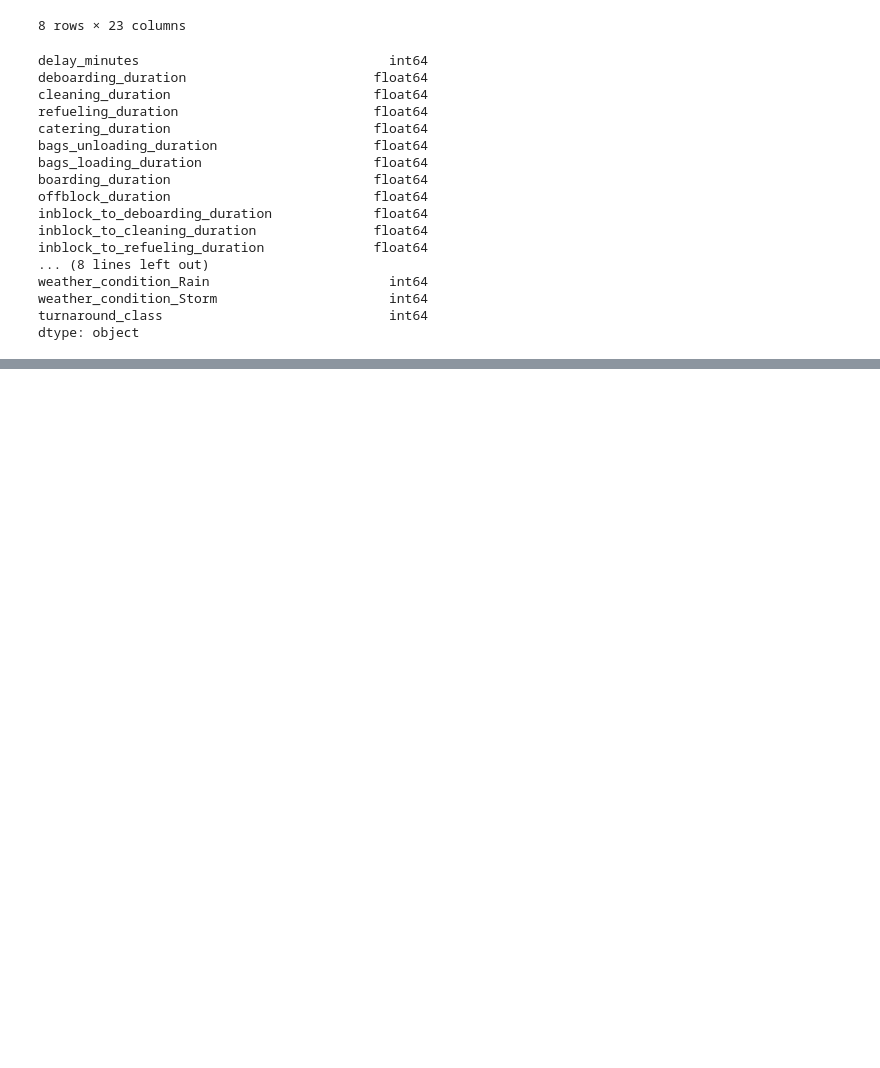
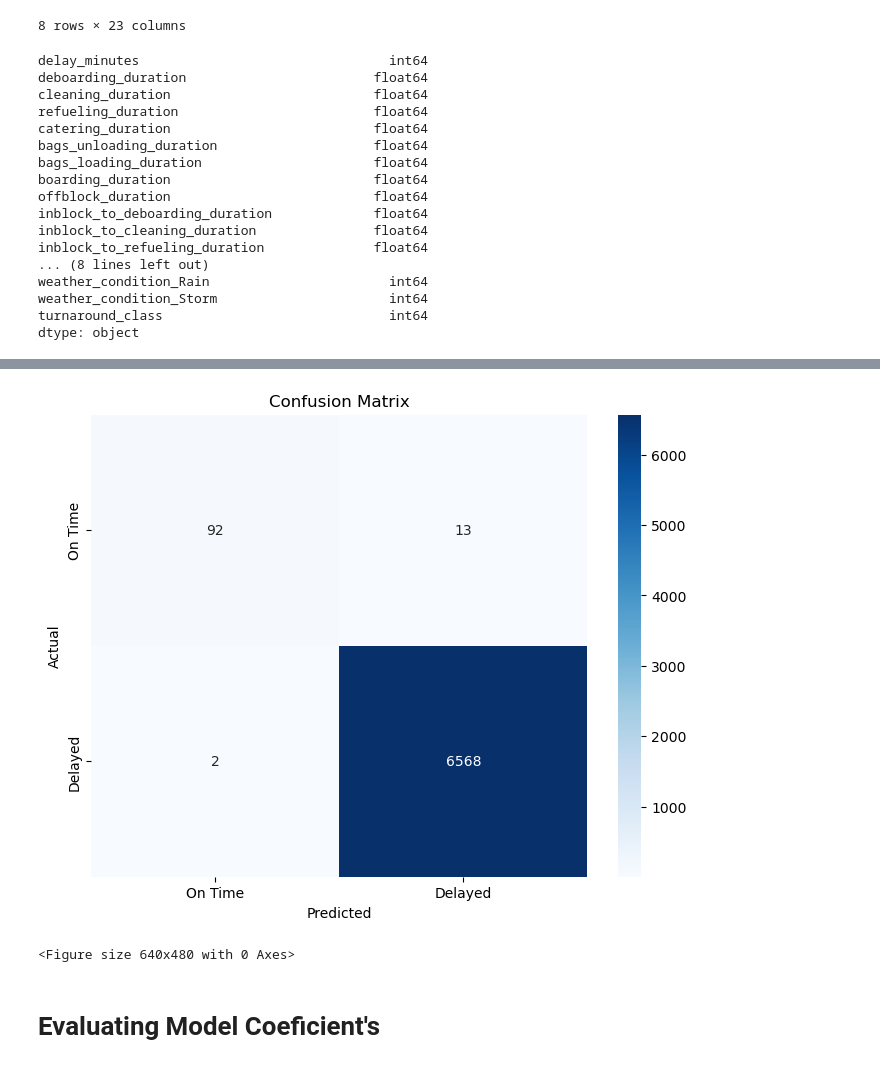
Before and after one commit to raoliveirads/Turnaround_Project, a Jupyter notebook: notebooks/turnaround.ipynb, the cells around one changed output, grey strips where cells are left out. Saved outputs shown, nothing was run; the diff lists cells and outputs as text; code cells hidden in the pictures; blank space fills up the shorter version.

Commit message:
First Model

```diff
--- a/notebooks/turnaround.ipynb
+++ b/notebooks/turnaround.ipynb
@@ -494,0 +518,9 @@ df.to_csv('/Users/renanoliveira/Documents/Portfolio/turnaround/data/processed/tu
+# %%
+# Creating a Machine Learning model pipeline with Logistic Regression
+model = Pipeline(steps=[
+    ('preprocessor', preprocessor),
+    ('classifier', LogisticRegression(max_iter=1000, random_state=42))
+])
+# %%
+# Fitting the model to the training data
+model.fit(X_train, y_train)
@@ -494,0 +545,11 @@ df.to_csv('/Users/renanoliveira/Documents/Portfolio/turnaround/data/processed/tu
+# %%
+# Predicting the test data
+y_pred = model.predict(X_test)
+# %%
+# Evaluating the model performance
+accuracy = accuracy_score(y_test, y_pred)
+confusion = confusion_matrix(y_test, y_pred)
+report = classification_report(y_test, y_pred)
+print(f"Accuracy: {accuracy}")
+print(f"Confusion Matrix:\n{confusion}")
+print(f"Classification Report:\n{report}")
@@ -494,0 +570,17 @@ df.to_csv('/Users/renanoliveira/Documents/Portfolio/turnaround/data/processed/tu
+# %%
+# Plotting the confusion matrix
+plt.figure(figsize=(8, 6))
+sns.heatmap(confusion, annot=True, fmt='d', cmap='Blues',
+            xticklabels=['On Time', 'Delayed'], yticklabels=['On Time', 'Delayed'])
+plt.title('Confusion Matrix')
+plt.xlabel('Predicted')
+plt.ylabel('Actual')
+plt.show()
+
+#saving the plot in the folder 'reports/figures'
+plt.savefig('/Users/renanoliveira/Documents/Portfolio/turnaround/reports/figures/confusion_matrix.png')
+# %% [output]
+[figure, added]
+<Figure size 640x480 with 0 Axes>
+# %% [markdown]
+# Evaluating Model Coeficient's
```
Also changed, not shown: parts of 17 cells of this notebook, 1 other file.
